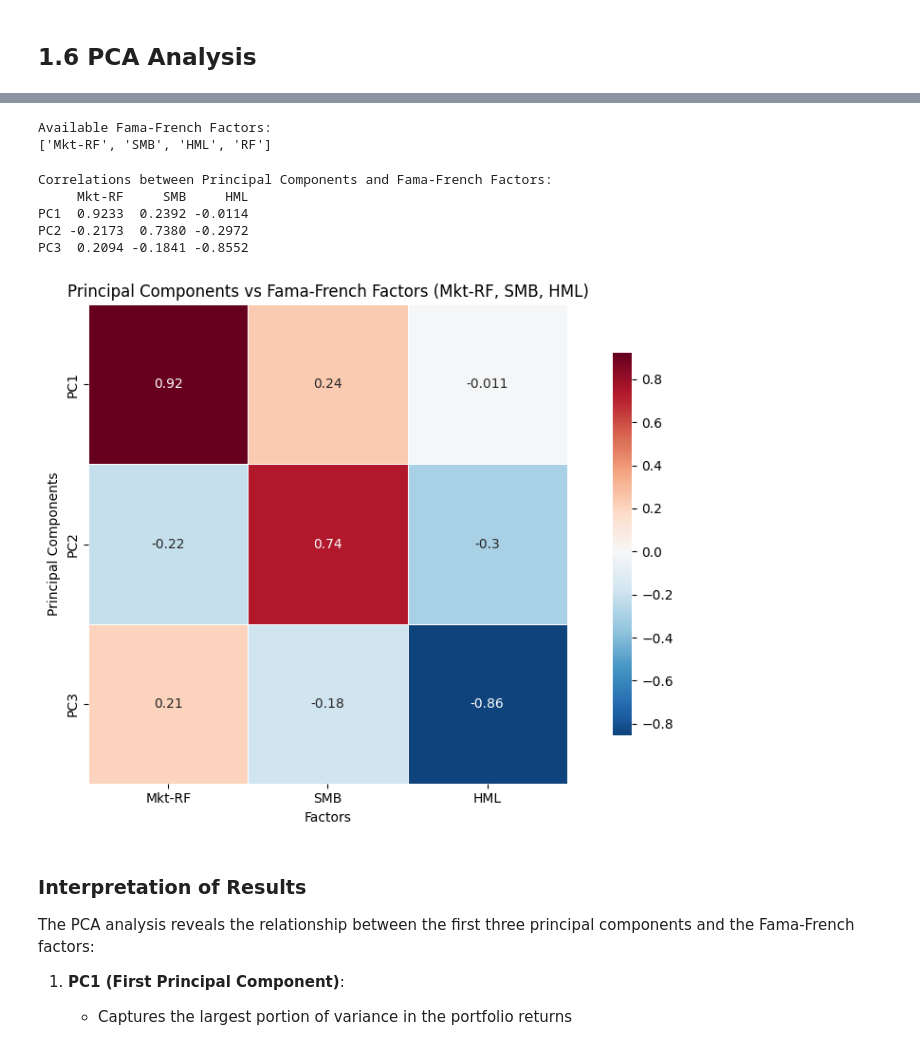
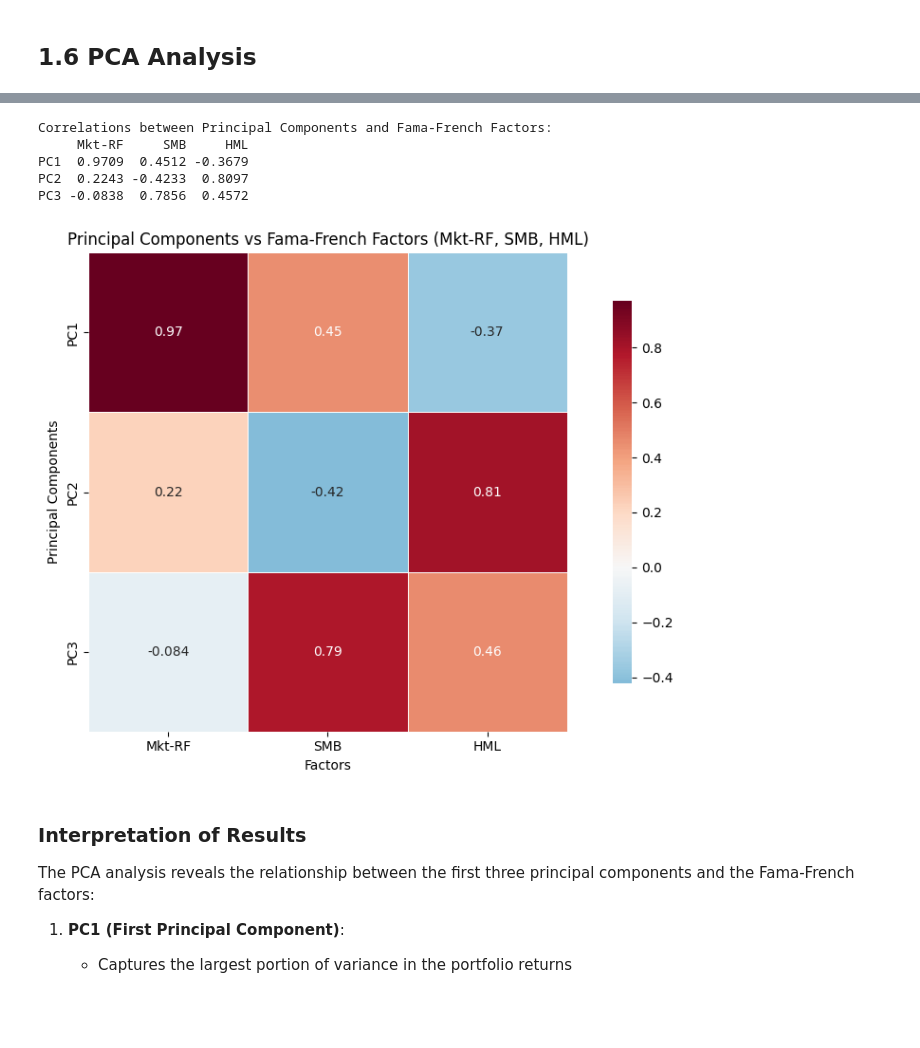
Before and after one commit to v-buchkov/wufam, a Jupyter notebook: backtests/0_Assignment.ipynb, the cells around one changed output, grey strips where cells are left out. Saved outputs shown, nothing was run; the diff lists cells and outputs as text; code cells hidden in the pictures; blank space fills up the shorter version.

```diff
--- a/backtests/0_Assignment.ipynb
+++ b/backtests/0_Assignment.ipynb
@@ -96,2 +38,0 @@ min_var_weights.head()
-# %%
-factors_df.add(1).cumprod().plot(logy=True);
@@ -241,56 +84,23 @@ PC3      0.2298  -0.2075     -0.4575    0.7098   0.0244   -0.4364
-# %%
-ff_factors_file = PATH / Dataset.RF
-
-# Read the Fama-French factors directly
-ff_factors = pd.read_csv(
-    ff_factors_file,
-    skiprows=4,
-    skipfooter=3,
-    index_col=0,
-    engine='python'
-)
-
-try:
-    # Try to convert as if it's in YYYYMMDD format
-    ff_factors.index = pd.to_datetime(ff_factors.index.astype(str), format='%Y%m%d')
-except ValueError:
-    try:
-        # If that fails, try ISO format or let pandas infer
-        ff_factors.index = pd.to_datetime(ff_factors.index)
-        print("Converted using automatic format detection")
-    except Exception as e:
-        print(f"Date conversion failed: {e}")
-        # Show the actual format of the index
-        print("Sample index values:", ff_factors.index[:5].tolist())
-
-# Filter by date range and convert to decimal
-ff_factors = ff_factors.loc[START:END] / 100
-
-print("\nAvailable Fama-French Factors:")
-print(ff_factors.columns.tolist())
-# %% [output]
-Available Fama-French Factors:
-['Mkt-RF', 'SMB', 'HML', 'RF']
 # %%
 # Analyze relationship between PCs and the three main Fama-French factors
-ff_main_factors = ff_factors[['Mkt-RF', 'SMB', 'HML']]
+ff_main_factors = factors_df[['Mkt-RF', 'SMB', 'HML']]
 correlations = pca_analysis.analyze_factor_relationship(ff_main_factors, 3)
 print("Correlations between Principal Components and Fama-French Factors:")
 print(correlations.round(4))
 
 # Plot correlation heatmap
 fig = pca_analysis.plot_factor_correlations(
     correlations,
     title="Principal Components vs Fama-French Factors (Mkt-RF, SMB, HML)"
 )
 plt.show()
 # %% [output]
 Correlations between Principal Components and Fama-French Factors:
      Mkt-RF     SMB     HML
-PC1  0.9233  0.2392 -0.0114
-PC2 -0.2173  0.7380 -0.2972
-PC3  0.2094 -0.1841 -0.8552
+PC1  0.9709  0.4512 -0.3679
+PC2  0.2243 -0.4233  0.8097
+PC3 -0.0838  0.7856  0.4572
-[figure, old version]
+[figure, new version]
 # %% [markdown]
 ### Interpretation of Results
 
```
Also changed, not shown: parts of 27 cells of this notebook, 1 other file.
